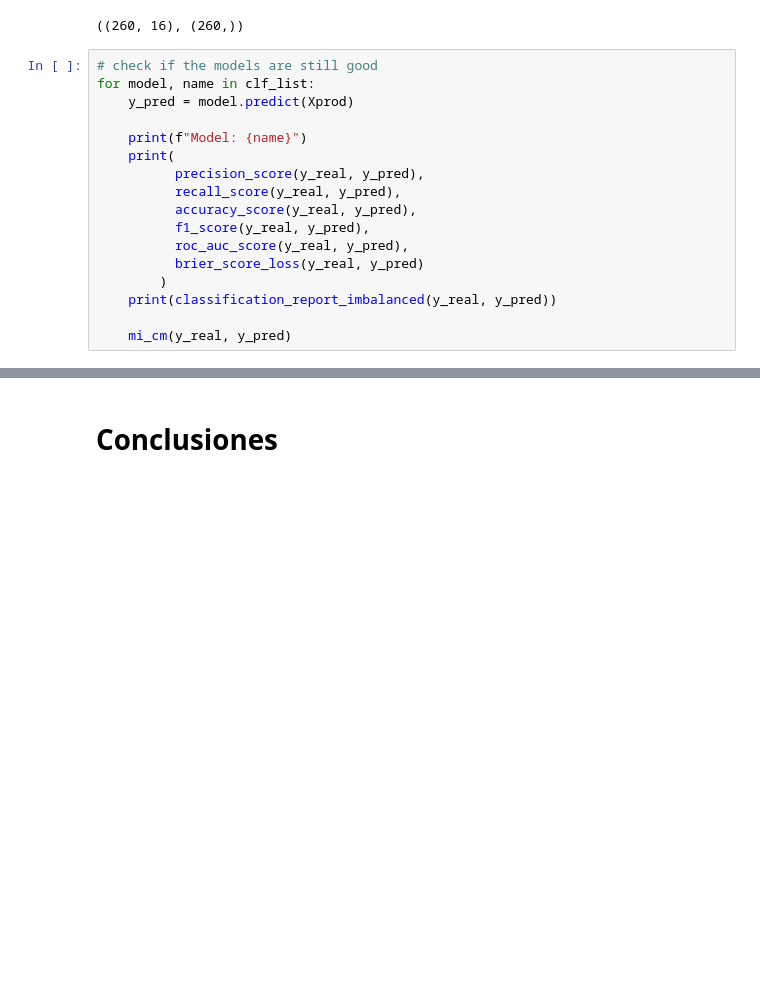
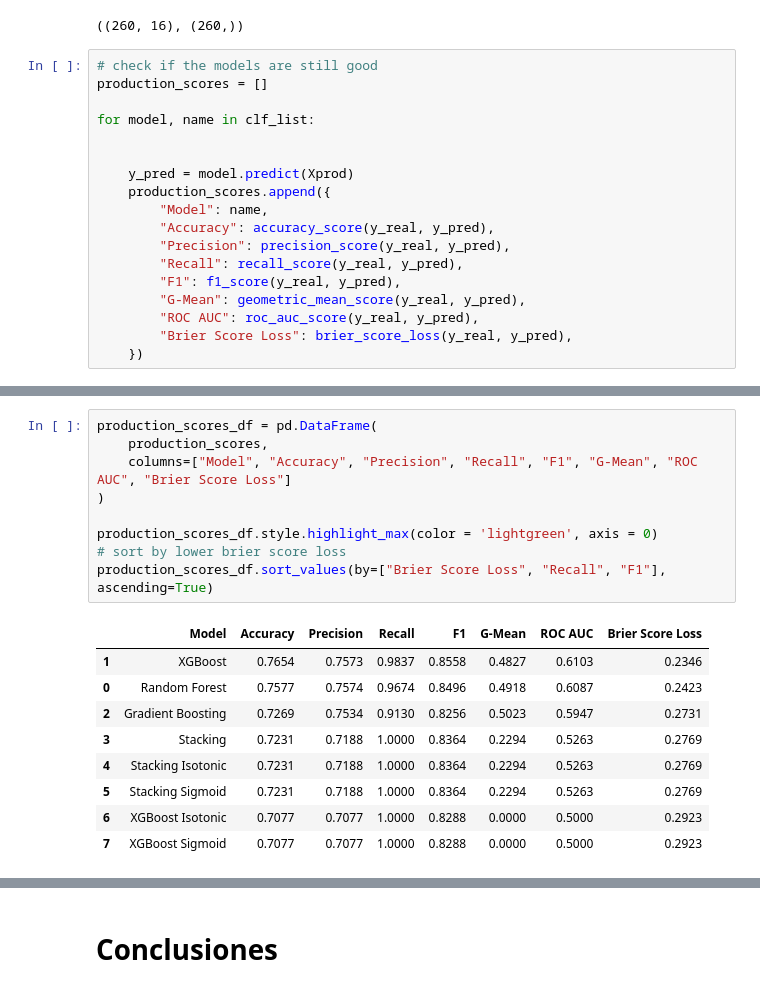
Before and after one commit to diego-carrera/e13-proyecto-integrador, a Jupyter notebook: Avance5.E13.ipynb, the cells around one changed output, grey strips where cells are left out. Saved outputs shown, nothing was run; the diff lists cells and outputs as text; blank space fills up the shorter version.

Commit message:
- Better production results

```diff
--- a/Avance5.E13.ipynb
+++ b/Avance5.E13.ipynb
@@ -794,18 +794,19 @@ Xprod.shape, y_real.shape
 ((260, 16), (260,))
 # %%
 # check if the models are still good
+production_scores = []
+
 for model, name in clf_list:
+
+
     y_pred = model.predict(Xprod)
-
-    print(f"Model: {name}")
-    print(
-          precision_score(y_real, y_pred),
-          recall_score(y_real, y_pred),
-          accuracy_score(y_real, y_pred),
-          f1_score(y_real, y_pred),
-          roc_auc_score(y_real, y_pred),
-          brier_score_loss(y_real, y_pred)
-        )
-    print(classification_report_imbalanced(y_real, y_pred))
-
-    mi_cm(y_real, y_pred)
+    production_scores.append({
+        "Model": name,
+        "Accuracy": accuracy_score(y_real, y_pred),
+        "Precision": precision_score(y_real, y_pred),
+        "Recall": recall_score(y_real, y_pred),
+        "F1": f1_score(y_real, y_pred),
+        "G-Mean": geometric_mean_score(y_real, y_pred),
+        "ROC AUC": roc_auc_score(y_real, y_pred),
+        "Brier Score Loss": brier_score_loss(y_real, y_pred),
+    })
@@ -867,0 +813,19 @@ avg / total       0.80      0.72      0.33      0.62      0.23      0.05       2
+# %%
+production_scores_df = pd.DataFrame(
+    production_scores,
+    columns=["Model", "Accuracy", "Precision", "Recall", "F1", "G-Mean", "ROC AUC", "Brier Score Loss"]
+)
+
+production_scores_df.style.highlight_max(color = 'lightgreen', axis = 0)
+# sort by lower brier score loss
+production_scores_df.sort_values(by=["Brier Score Loss", "Recall", "F1"], ascending=True)
+# %% [output]
+|  | Model | Accuracy | Precision | Recall | F1 | G-Mean | ROC AUC | Brier Score Loss |
+| 1 | XGBoost | 0.7654 | 0.7573 | 0.9837 | 0.8558 | 0.4827 | 0.6103 | 0.2346 |
+| 0 | Random Forest | 0.7577 | 0.7574 | 0.9674 | 0.8496 | 0.4918 | 0.6087 | 0.2423 |
+| 2 | Gradient Boosting | 0.7269 | 0.7534 | 0.9130 | 0.8256 | 0.5023 | 0.5947 | 0.2731 |
+| 3 | Stacking | 0.7231 | 0.7188 | 1.0000 | 0.8364 | 0.2294 | 0.5263 | 0.2769 |
+| 4 | Stacking Isotonic | 0.7231 | 0.7188 | 1.0000 | 0.8364 | 0.2294 | 0.5263 | 0.2769 |
+| 5 | Stacking Sigmoid | 0.7231 | 0.7188 | 1.0000 | 0.8364 | 0.2294 | 0.5263 | 0.2769 |
+| 6 | XGBoost Isotonic | 0.7077 | 0.7077 | 1.0000 | 0.8288 | 0.0000 | 0.5000 | 0.2923 |
+| 7 | XGBoost Sigmoid | 0.7077 | 0.7077 | 1.0000 | 0.8288 | 0.0000 | 0.5000 | 0.2923 |
```
Also changed, not shown: parts of 3 cells of this notebook.
